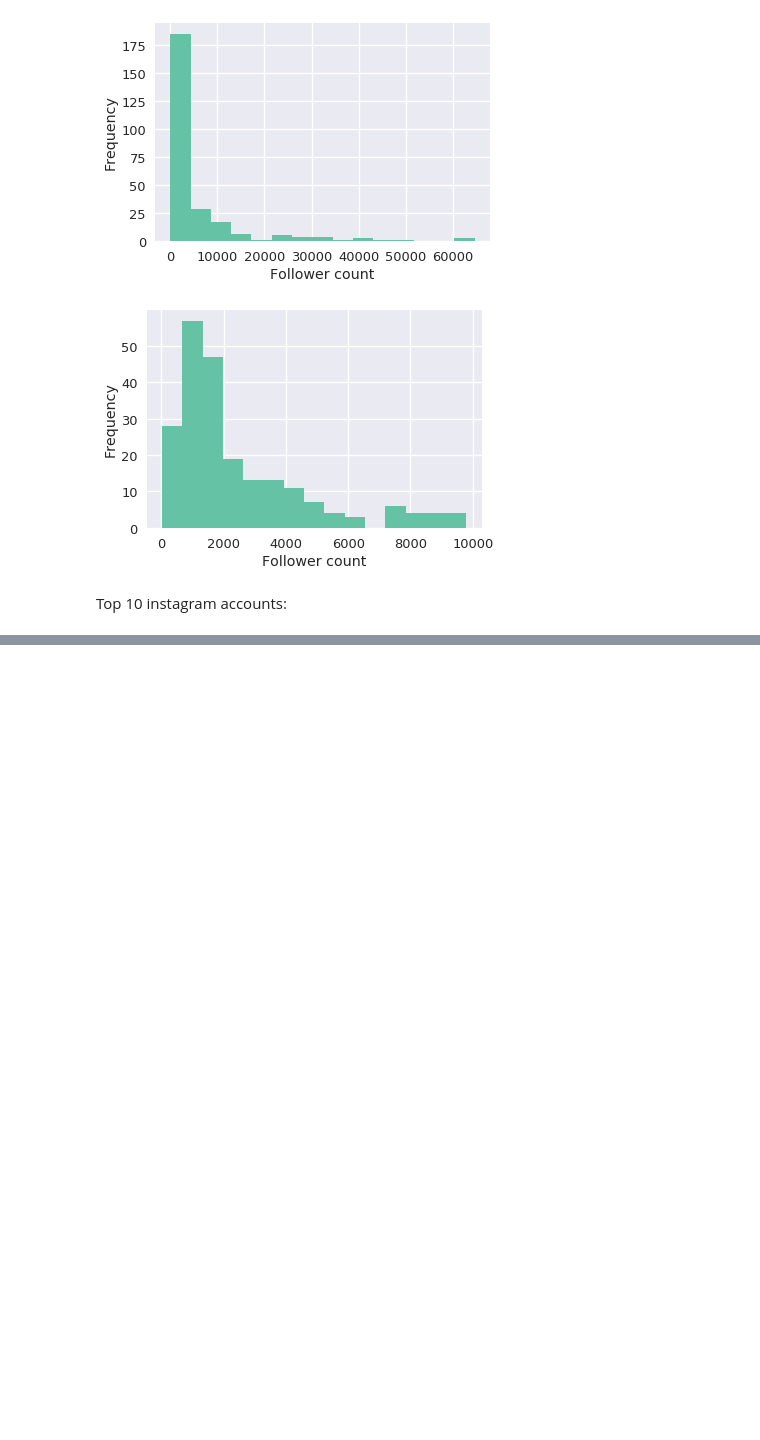
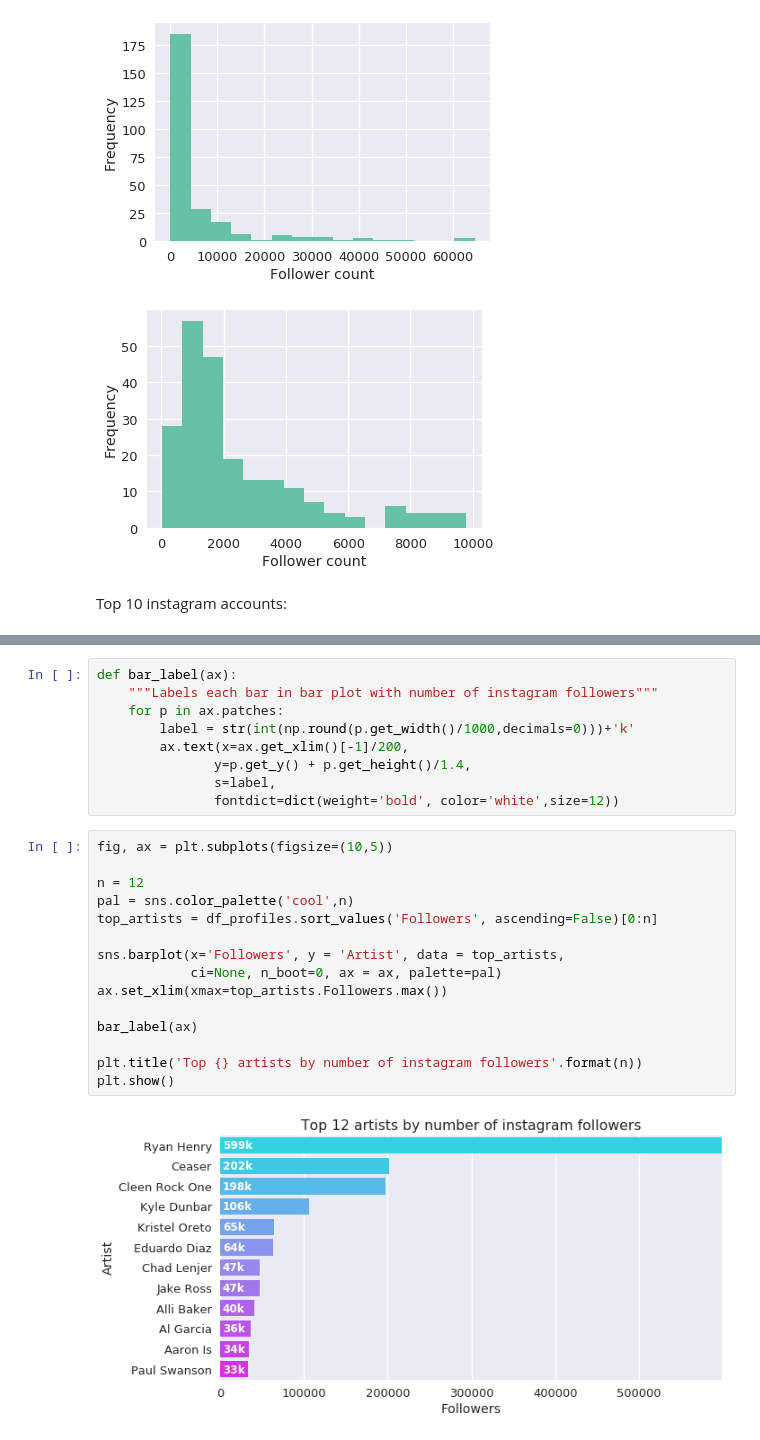
Before and after one commit to modw/playground, a Jupyter notebook: villain-tattoo/visualizing-data.ipynb, the cells around one changed output, grey strips where cells are left out. Cells and saved outputs as stored; diff of their text form; blank space fills up the shorter version.

```diff
--- a/villain-tattoo/visualizing-data.ipynb
+++ b/villain-tattoo/visualizing-data.ipynb
@@ -156,0 +230,26 @@ top10.loc[top10['Artist']=='Ryan Henry']
+# %%
+def bar_label(ax):
+    """Labels each bar in bar plot with number of instagram followers"""
+    for p in ax.patches:
+        label = str(int(np.round(p.get_width()/1000,decimals=0)))+'k'
+        ax.text(x=ax.get_xlim()[-1]/200,
+               y=p.get_y() + p.get_height()/1.4,
+               s=label,
+               fontdict=dict(weight='bold', color='white',size=12))
+# %%
+fig, ax = plt.subplots(figsize=(10,5))
+
+n = 12
+pal = sns.color_palette('cool',n)
+top_artists = df_profiles.sort_values('Followers', ascending=False)[0:n]
+
+sns.barplot(x='Followers', y = 'Artist', data = top_artists,
+            ci=None, n_boot=0, ax = ax, palette=pal)
+ax.set_xlim(xmax=top_artists.Followers.max())
+
+bar_label(ax)
+
+plt.title('Top {} artists by number of instagram followers'.format(n))
+plt.show()
+# %% [output]
+[figure, added]
```
Also changed, not shown: parts of 21 cells of this notebook.
